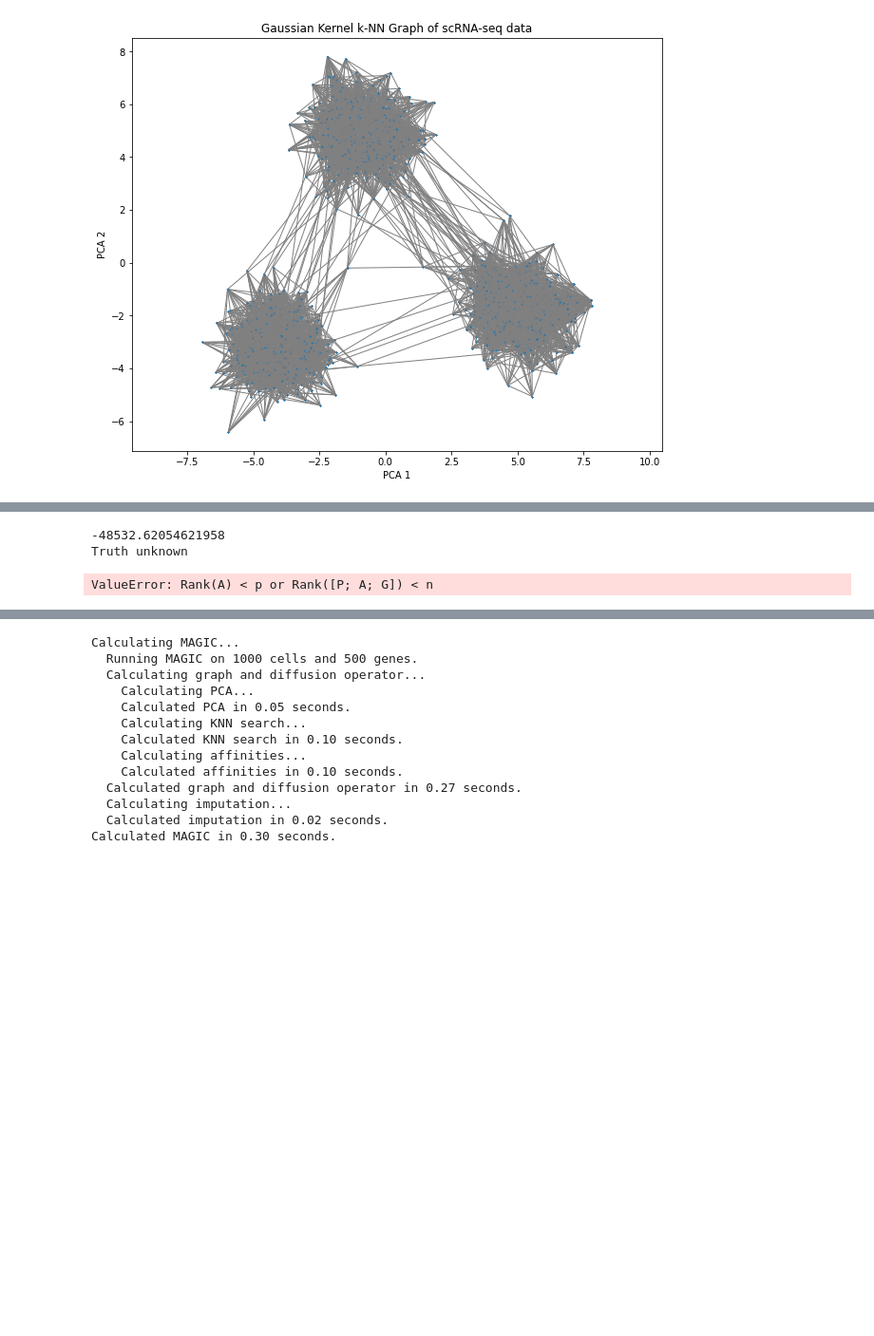
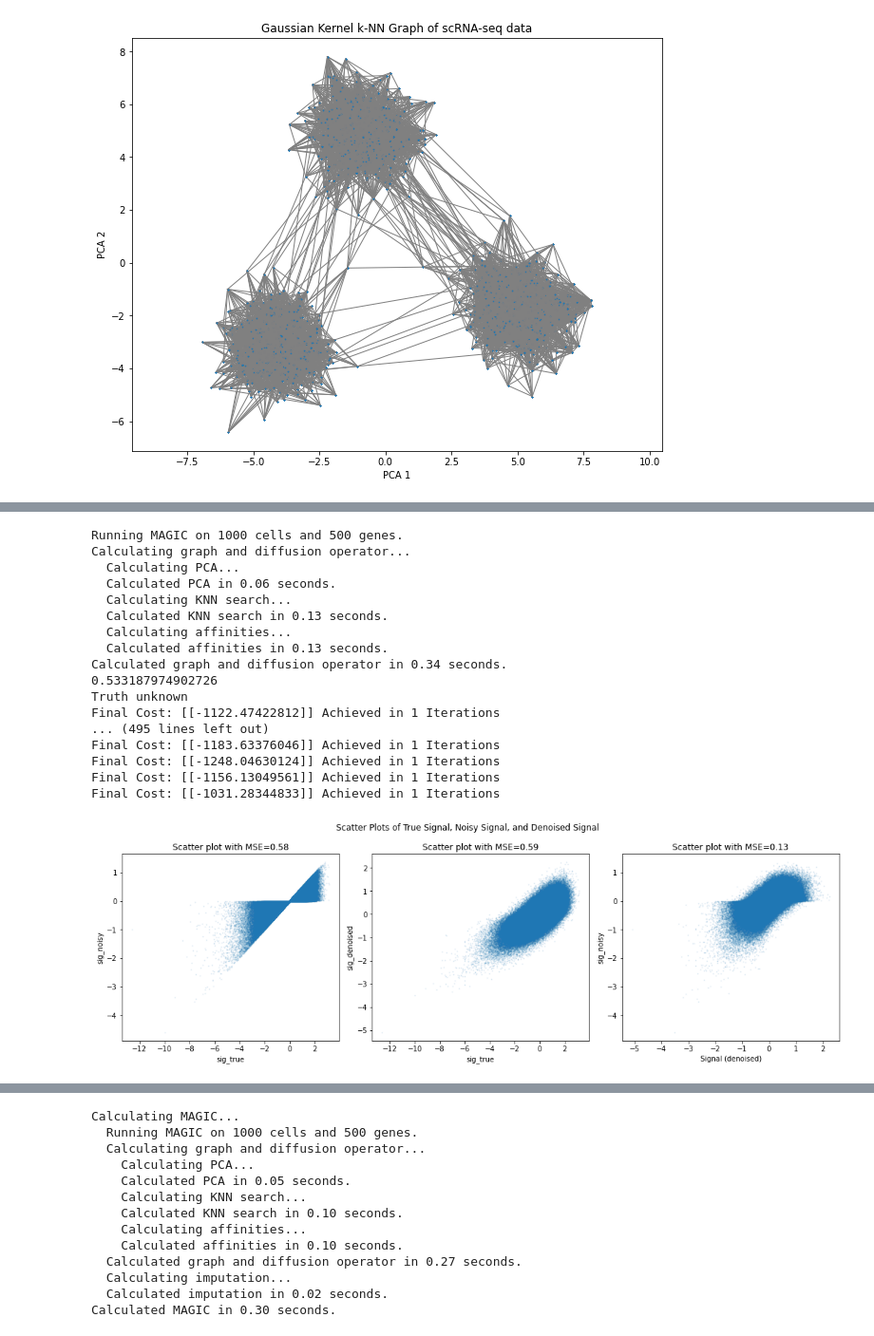
Before and after one commit to samjleone/Spectral-Denoising, a Jupyter notebook: experiment_blob_graph.ipynb, the cells around one changed output, grey strips where cells are left out. Shown at 95% size. Saved outputs shown, nothing was run; the diff lists cells and outputs as text; code cells hidden in the pictures; blank space fills up the shorter version.

```diff
--- a/experiment_blob_graph.ipynb
+++ b/experiment_blob_graph.ipynb
@@ -51,11 +85,26 @@ mse_dict_bernoulli
 # %%
-pygsp_graph = get_graph(adata_uniform1)
+pygsp_graph = get_graph_magic(adata_uniform1)
 sig_denoised_uniform1 = denoise_experiment(pygsp_graph, adata_uniform1.X, 'uniform')
 mse_dict_uniform1 = compare_denoised_signal(adata.X, adata_uniform1.X, sig_denoised_gaussian)
 # %% [output]
--48532.62054621958
+Running MAGIC on 1000 cells and 500 genes.
+Calculating graph and diffusion operator...
+  Calculating PCA...
+  Calculated PCA in 0.06 seconds.
+  Calculating KNN search...
+  Calculated KNN search in 0.13 seconds.
+  Calculating affinities...
+  Calculated affinities in 0.13 seconds.
+Calculated graph and diffusion operator in 0.34 seconds.
+0.533187974902726
 Truth unknown
+Final Cost: [[-1122.47422812]] Achieved in 1 Iterations
+... (495 lines left out)
+Final Cost: [[-1183.63376046]] Achieved in 1 Iterations
+Final Cost: [[-1248.04630124]] Achieved in 1 Iterations
+Final Cost: [[-1156.13049561]] Achieved in 1 Iterations
+Final Cost: [[-1031.28344833]] Achieved in 1 Iterations
-ValueError: Rank(A) < p or Rank([P; A; G]) < n
+[figure, added]
 # %%
 pygsp_graph = get_graph(adata_uniform2)
 sig_denoised_uniform2 = denoise_experiment(pygsp_graph, adata_uniform2.X, 'uniform')
```
Also changed, not shown: parts of 10 cells of this notebook, 3 other files.
